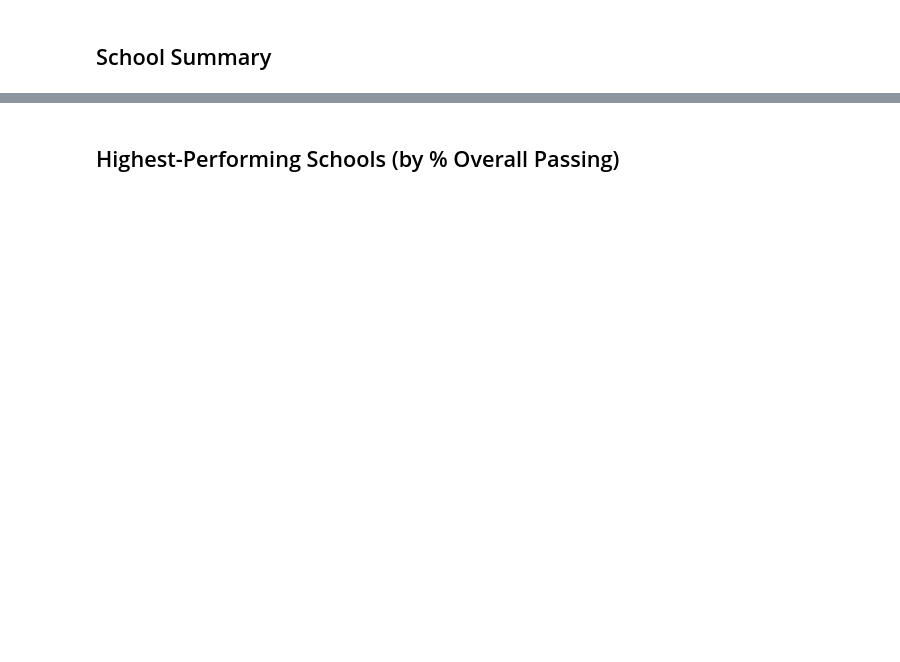
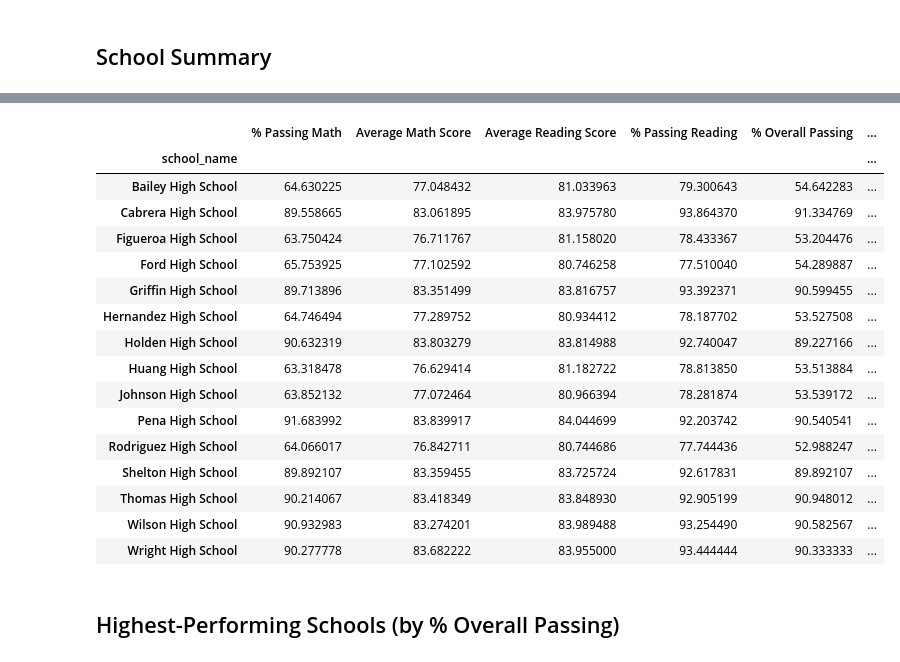
Before and after one commit to schr0841/pandas-challenge, a Jupyter notebook: PyCitySchools/PyCitySchools_starter.ipynb, the cells around one changed output, grey strips where cells are left out. Drawn from its saved outputs; the diff is of its cells as text; code cells hidden in the pictures; blank space fills up the shorter version.

```diff
--- a/PyCitySchools/PyCitySchools_starter.ipynb
+++ b/PyCitySchools/PyCitySchools_starter.ipynb
@@ -123,3 +138,4 @@ school_types
 # %%
 # Calculate the total student count per school
-per_school_counts =
+per_school_counts = school_data_complete.groupby("school_name")['student_name'].count()
+per_school_counts
@@ -130,4 +198,8 @@ per_school_capita =
 # %%
 # Calculate the average test scores per school
-per_school_math =
-per_school_reading =
+per_school_math = school_data_complete.groupby("school_name")['math_score'].mean()
+per_school_math
+
+
+per_school_reading = school_data_complete.groupby("school_name")['reading_score'].mean()
+per_school_reading
@@ -134,4 +224,5 @@ per_school_reading =
 # %%
 # Calculate the number of students per school with math scores of 70 or higher
-students_passing_math =
-school_students_passing_math =
+students_passing_math = school_data_complete[school_data_complete['math_score']>70]
+school_students_passing_math = students_passing_math.groupby("school_name")['student_name'].count()
+school_students_passing_math
@@ -138,4 +247,5 @@ school_students_passing_math =
 # %%
 # Calculate the number of students per school with reading scores of 70 or higher
-students_passing_reading =
-school_students_passing_reading =
+students_passing_reading = school_data_complete[school_data_complete['reading_score']>70]
+school_students_passing_reading = students_passing_reading.groupby("school_name")['student_name'].count()
+school_students_passing_reading
@@ -153,13 +319,48 @@ overall_passing_rate = school_students_passing_math_and_reading / per_school_cou
 # %%
 # Create a DataFrame called `per_school_summary` with columns for the calculations above.
-per_school_summary =
+per_school_summary = {}
+per_school_summary['% Passing Math']=per_school_passing_math
+per_school_summary['Average Math Score']=per_school_math
+per_school_summary['Average Reading Score']=per_school_reading
+per_school_summary['% Passing Reading']=per_school_passing_reading
+per_school_summary['% Overall Passing']=overall_passing_rate
+per_school_summary['Total School Budget']=per_school_budget
+per_school_summary["Per Student Budget"]=per_school_capita
+per_school_summary["Total Students"]=per_school_counts
+per_school_summary["School Type"]=school_types.str[0]
+
+
+
+#df['value'] = df['value'].str[0]
+per_school_summary['Total School Budget']=per_school_summary['Total School Budget'].str[0]
+per_school_summary['Per Student Budget']=per_school_summary['Per Student Budget'].str[0]
 
 # Formatting
 per_school_summary["Total School Budget"] = per_school_summary["Total School Budget"].map("${:,.2f}".format)
 per_school_summary["Per Student Budget"] = per_school_summary["Per Student Budget"].map("${:,.2f}".format)
 
+per_school_summary=pd.DataFrame(per_school_summary)
+
 # Display the DataFrame
 per_school_summary
+# %% [output]
+|  | % Passing Math | Average Math Score | Average Reading Score | % Passing Reading | % Overall Passing | ... |
+| school_name |  |  |  |  |  | ... |
+| Bailey High School | 64.630225 | 77.048432 | 81.033963 | 79.300643 | 54.642283 | ... |
+| Cabrera High School | 89.558665 | 83.061895 | 83.975780 | 93.864370 | 91.334769 | ... |
+| Figueroa High School | 63.750424 | 76.711767 | 81.158020 | 78.433367 | 53.204476 | ... |
+| Ford High School | 65.753925 | 77.102592 | 80.746258 | 77.510040 | 54.289887 | ... |
+| Griffin High School | 89.713896 | 83.351499 | 83.816757 | 93.392371 | 90.599455 | ... |
+| Hernandez High School | 64.746494 | 77.289752 | 80.934412 | 78.187702 | 53.527508 | ... |
+| Holden High School | 90.632319 | 83.803279 | 83.814988 | 92.740047 | 89.227166 | ... |
+| Huang High School | 63.318478 | 76.629414 | 81.182722 | 78.813850 | 53.513884 | ... |
+| Johnson High School | 63.852132 | 77.072464 | 80.966394 | 78.281874 | 53.539172 | ... |
+| Pena High School | 91.683992 | 83.839917 | 84.044699 | 92.203742 | 90.540541 | ... |
+| Rodriguez High School | 64.066017 | 76.842711 | 80.744686 | 77.744436 | 52.988247 | ... |
+| Shelton High School | 89.892107 | 83.359455 | 83.725724 | 92.617831 | 89.892107 | ... |
+| Thomas High School | 90.214067 | 83.418349 | 83.848930 | 92.905199 | 90.948012 | ... |
+| Wilson High School | 90.932983 | 83.274201 | 83.989488 | 93.254490 | 90.582567 | ... |
+| Wright High School | 90.277778 | 83.682222 | 83.955000 | 93.444444 | 90.333333 | ... |
 # %% [markdown]
 ## Highest-Performing Schools (by % Overall Passing)
 # %%
```
Also changed, not shown: parts of 21 cells of this notebook.
